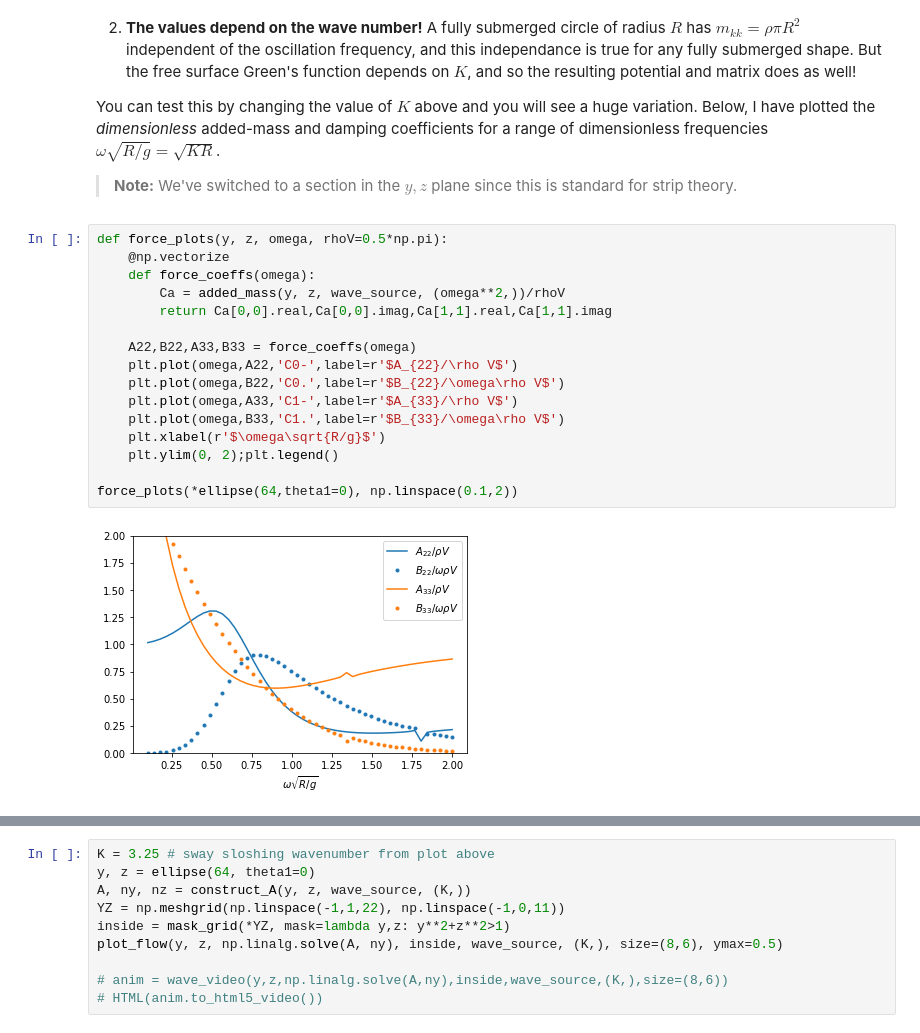
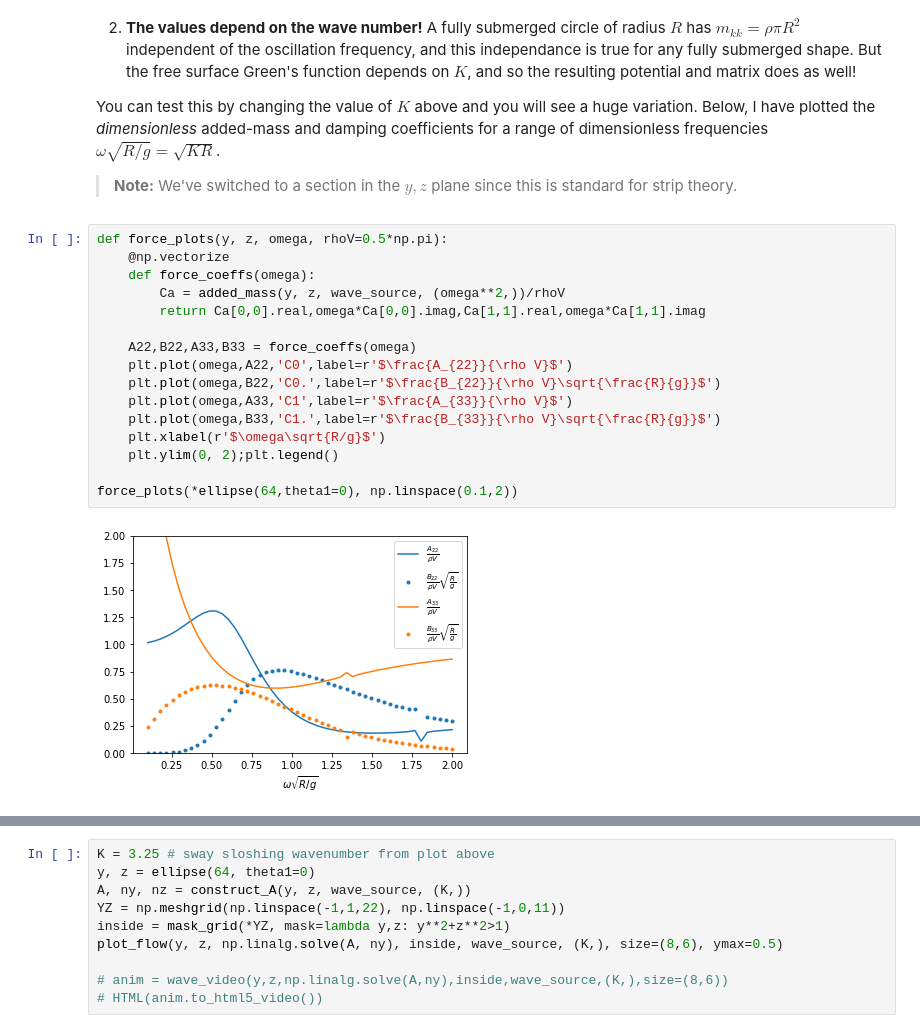
Before and after one commit to weymouth/MarineHydro, a Jupyter notebook: notebooks/water_waves.ipynb, the cells around one changed output, grey strips where cells are left out. Saved outputs shown, nothing was run; the diff lists cells and outputs as text.

Commit message:
Fix damping plot and discussion

```diff
--- a/notebooks/water_waves.ipynb
+++ b/notebooks/water_waves.ipynb
@@ -146,19 +146,19 @@ You can test this by changing the value of $K$ above and you will see a huge var
 # %%
 def force_plots(y, z, omega, rhoV=0.5*np.pi):
     @np.vectorize
     def force_coeffs(omega):
         Ca = added_mass(y, z, wave_source, (omega**2,))/rhoV
-        return Ca[0,0].real,Ca[0,0].imag,Ca[1,1].real,Ca[1,1].imag
+        return Ca[0,0].real,omega*Ca[0,0].imag,Ca[1,1].real,omega*Ca[1,1].imag
 
     A22,B22,A33,B33 = force_coeffs(omega)
-    plt.plot(omega,A22,'C0-',label=r'$A_{22}/\rho V$')
-    plt.plot(omega,B22,'C0.',label=r'$B_{22}/\omega\rho V$')
-    plt.plot(omega,A33,'C1-',label=r'$A_{33}/\rho V$')
-    plt.plot(omega,B33,'C1.',label=r'$B_{33}/\omega\rho V$')
+    plt.plot(omega,A22,'C0',label=r'$\frac{A_{22}}{\rho V}$')
+    plt.plot(omega,B22,'C0.',label=r'$\frac{B_{22}}{\rho V}\sqrt{\frac{R}{g}}$')
+    plt.plot(omega,A33,'C1',label=r'$\frac{A_{33}}{\rho V}$')
+    plt.plot(omega,B33,'C1.',label=r'$\frac{B_{33}}{\rho V}\sqrt{\frac{R}{g}}$')
     plt.xlabel(r'$\omega\sqrt{R/g}$')
     plt.ylim(0, 2);plt.legend()
 
 force_plots(*ellipse(64,theta1=0), np.linspace(0.1,2))
 # %% [output]
-[figure, old version]
+[figure, new version]
 # %% [markdown]
```
Also changed, not shown: parts of 1 cell of this notebook.
